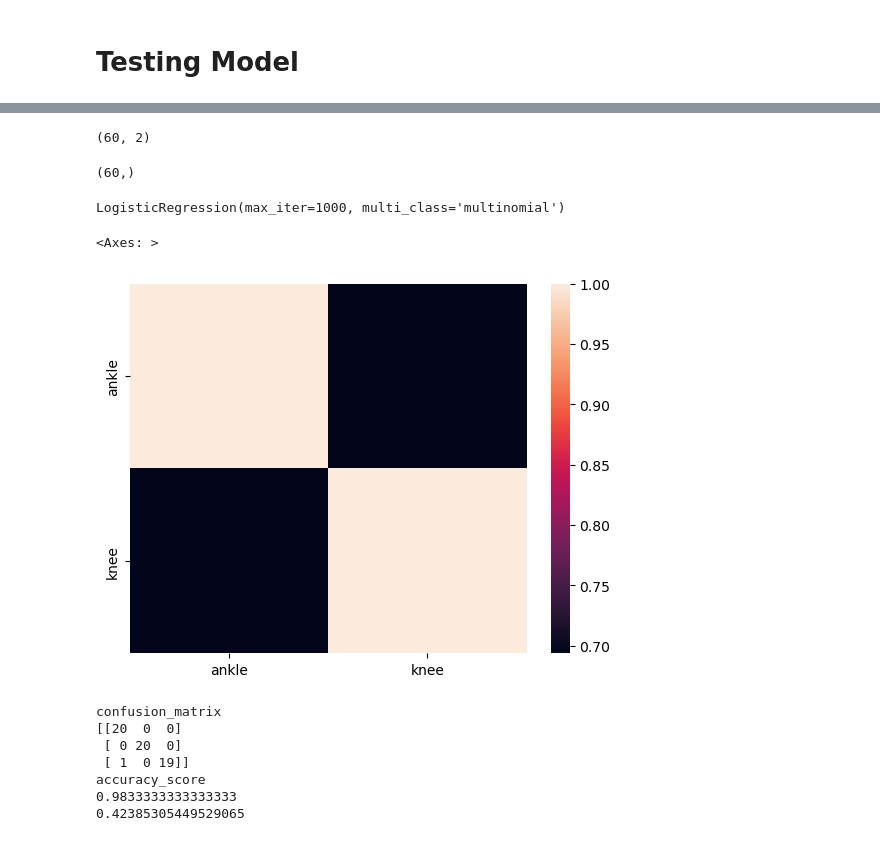
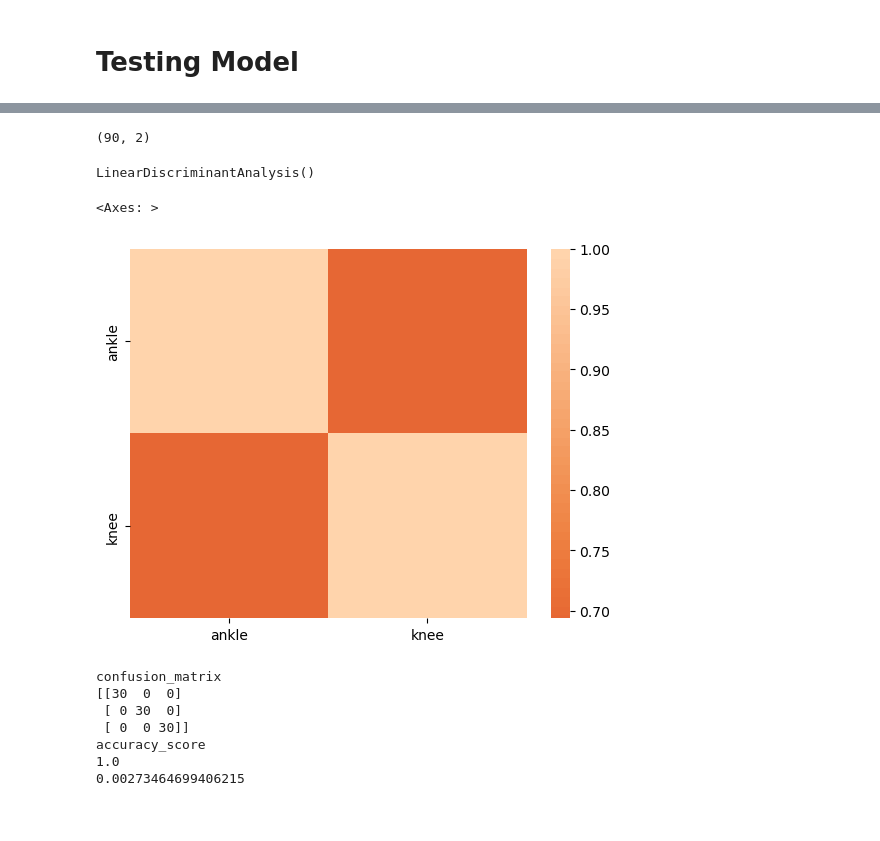
Before and after one commit to NicBamberger/ML_Coursework, a Jupyter notebook: gait/preprocessing.ipynb, the cells around one changed output, grey strips where cells are left out. Drawn from its saved outputs; the diff is of its cells as text; code cells hidden in the pictures.

```diff
--- a/gait/preprocessing.ipynb
+++ b/gait/preprocessing.ipynb
@@ -117,13 +81,10 @@ covs = pd.DataFrame()
 
 for body_part in ["ankle", "knee"]:
 
-    second_half = matrix[matrix.index.get_level_values(1) > 50]
-    body_parts = second_half[[f"left_{body_part}", f"right_{body_part}"]]
+    half = matrix[matrix.index.get_level_values(1) > 50]
+    body_parts = half[[f"left_{body_part}", f"right_{body_part}"]]
     corrs[body_part] = body_parts.groupby(["trial"]).corr(method="pearson").groupby("trial")[f"right_{body_part}"].first()
     covs[body_part] = body_parts.groupby(["trial"]).cov().groupby("trial")[f"right_{body_part}"].first()
-# ankle_corrs = ankles.groupby(["trial"]).corr(method="pearson").groupby("trial").right_ankle.first()
-# knee_corrs = knees.groupby(["trial"]).corr(method="pearson").groupby("trial").right_ankle.first()
-# ankle_corrs = ankles.groupby(["trial"]).corr(method="pearson").groupby("trial").right_ankle.first()
 # %%
 # two sets of features:
 # base: mean of some of the sensors
@@ -267,23 +214,22 @@ y_test = y.loc[y_split +1:]
-# %%
-X_test.shape
-# %% [output]
-(60, 2)
-# %%
-y_test.shape
-# %% [output]
-(60,)
+# %%
+print(X_test.shape)
+print(y_test.shape)
+# %% [output]
+(90, 2)
 # %%
 # we can change this, need to have reasoning for the model
 model = linear_model.LogisticRegression(max_iter=1000, multi_class="multinomial")
 # model = ensemble.RandomForestClassifier()
+model = discriminant_analysis.LinearDiscriminantAnalysis(solver="svd")
+
 model.fit(X_train, y_train)
 # %% [output]
-LogisticRegression(max_iter=1000, multi_class='multinomial')
+LinearDiscriminantAnalysis()
 # %%
-sns.heatmap(features.corr())
+sns.heatmap(features.corr(), center=0)
 # %% [output]
 <Axes: >
-[figure, old version]
+[figure, new version]
 # %%
 y_pred = model.predict(X_test)
 y_probs = model.predict_proba(X_test)
@@ -293,17 +239,17 @@ for f in [confusion_matrix, accuracy_score]:
     print(f(y_test, y_pred))
 
 # wants clear divisions between classes - would work
-print(log_loss(y_test, y_probs, eps=0.2))
+print(log_loss(y_test, y_probs))
 
 # good scores - so look at the errors!
 # %% [output]
 confusion_matrix
-[[20  0  0]
- [ 0 20  0]
- [ 1  0 19]]
+[[30  0  0]
+ [ 0 30  0]
+ [ 0  0 30]]
 accuracy_score
-0.9833333333333333
-0.42385305449529065
+1.0
+0.00273464699406215
 # %%
 pd.DataFrame(y_probs).plot()
 # %% [output]
```
Also changed, not shown: parts of 10 cells of this notebook.
